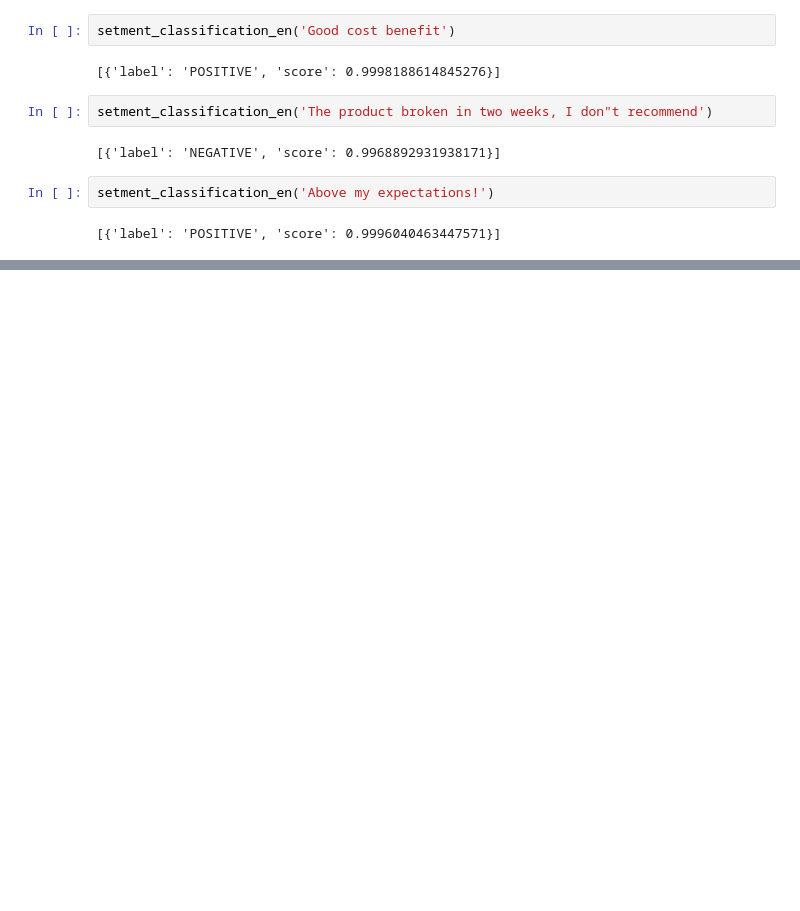
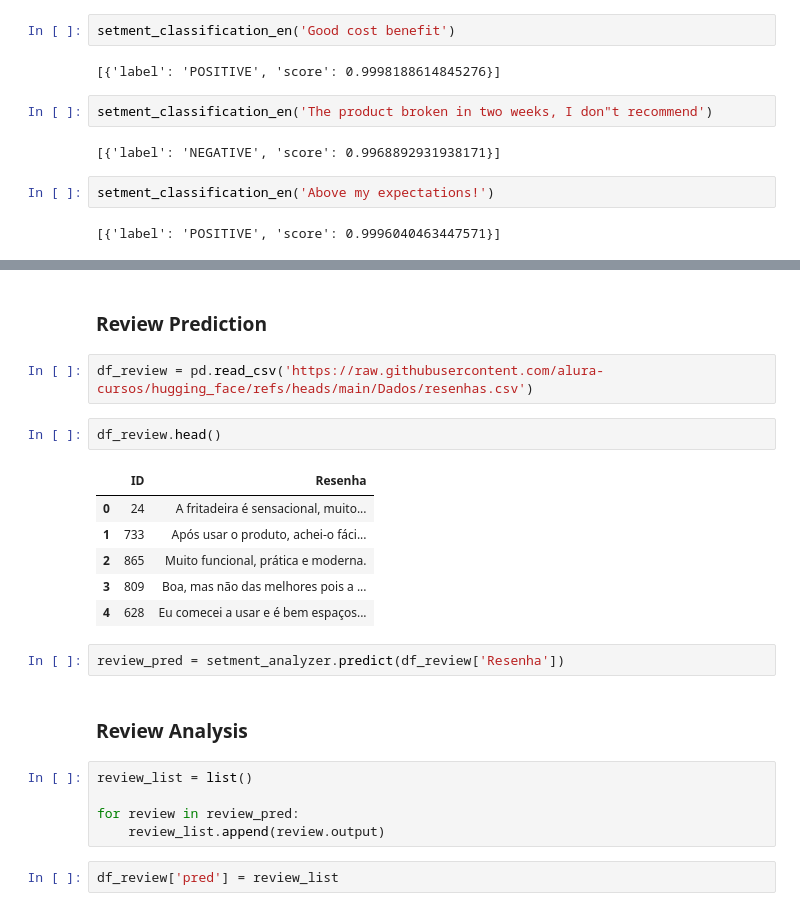
Before and after one commit to MarcosRMG/deep_learning, a Jupyter notebook: notebooks/hugging_face.ipynb, the cells around one changed output, grey strips where cells are left out. Saved outputs shown, nothing was run; the diff lists cells and outputs as text; blank space fills up the shorter version.

```diff
--- a/notebooks/hugging_face.ipynb
+++ b/notebooks/hugging_face.ipynb
@@ -26,0 +80,24 @@ setment_classification_en('Above my expectations!')
+# %% [markdown]
+### Review Prediction
+# %%
+df_review = pd.read_csv('https://raw.githubusercontent.com/alura-cursos/hugging_face/refs/heads/main/Dados/resenhas.csv')
+# %%
+df_review.head()
+# %% [output]
+|  | ID | Resenha |
+| 0 | 24 | A fritadeira é sensacional, muito... |
+| 1 | 733 | Após usar o produto, achei-o fáci... |
+| 2 | 865 | Muito funcional, prática e moderna. |
+| 3 | 809 | Boa, mas não das melhores pois a ... |
+| 4 | 628 | Eu comecei a usar e é bem espaços... |
+# %%
+review_pred = setment_analyzer.predict(df_review['Resenha'])
+# %% [markdown]
+### Review Analysis
+# %%
+review_list = list()
+
+for review in review_pred:
+    review_list.append(review.output)
+# %%
+df_review['pred'] = review_list
```
Also changed, not shown: parts of 16 cells of this notebook.
